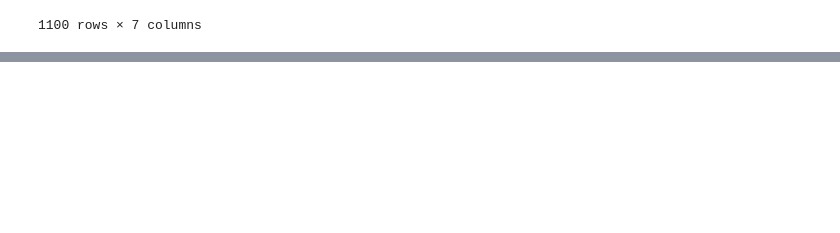
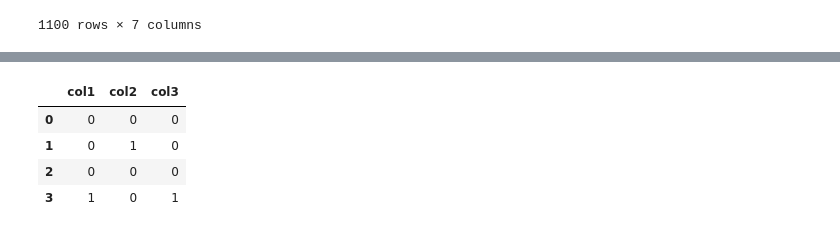
Before and after one commit to M-Alejo/numpy_pandas, a Jupyter notebook: bases_pandas_numpy.ipynb, the cells around one changed output, grey strips where cells are left out. Cells and saved outputs as stored; diff of their text form; code cells hidden in the pictures; blank space fills up the shorter version.

```diff
--- a/bases_pandas_numpy.ipynb
+++ b/bases_pandas_numpy.ipynb
@@ -968,0 +995,9 @@ df_libros_copia
+# %%
+# cambiar por 1 si es nulo
+df.isnull() *1
+# %% [output]
+|  | col1 | col2 | col3 |
+| 0 | 0 | 0 | 0 |
+| 1 | 0 | 1 | 0 |
+| 2 | 0 | 0 | 0 |
+| 3 | 1 | 0 | 1 |
```
Also changed, not shown: parts of 7 cells of this notebook.
